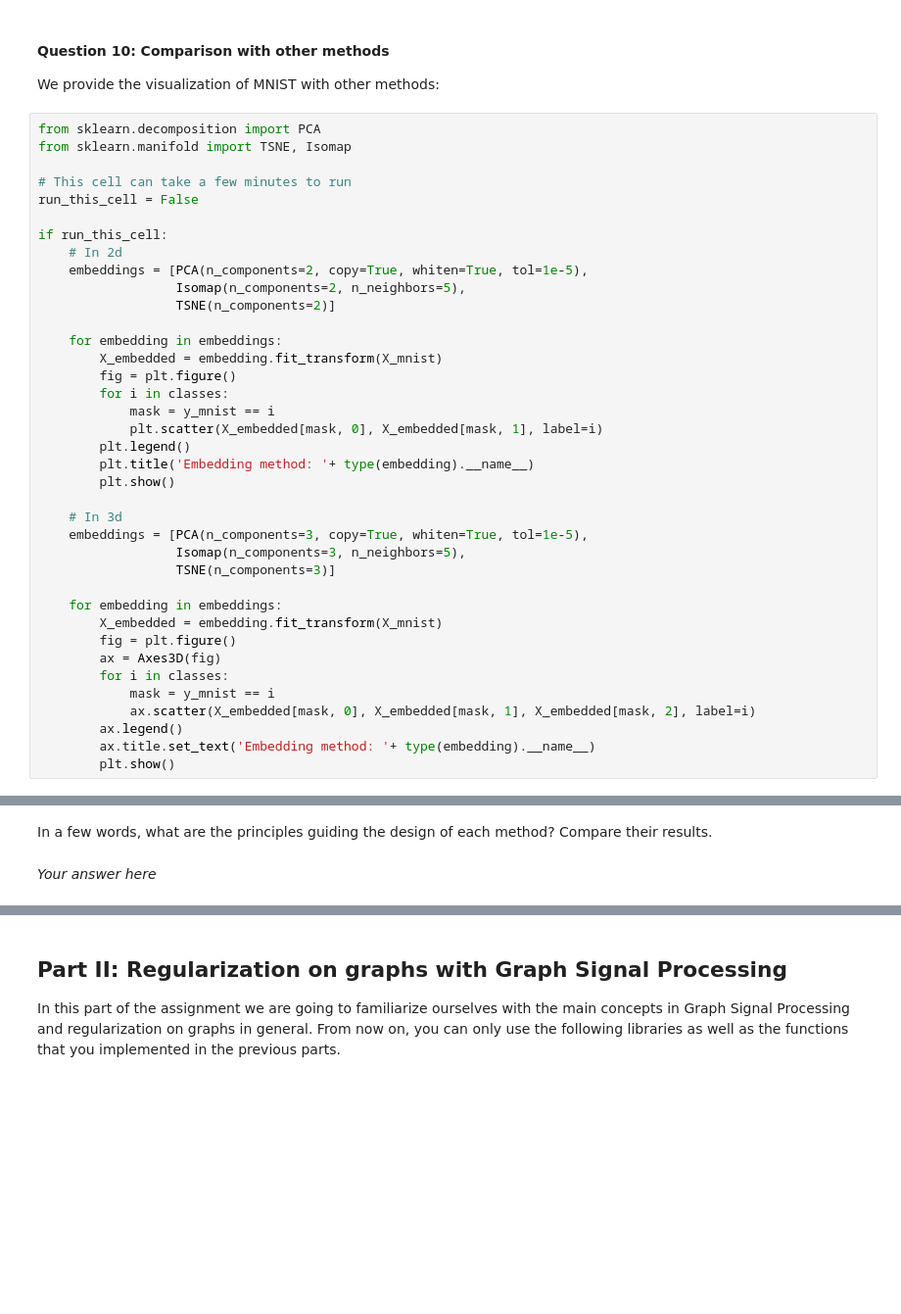
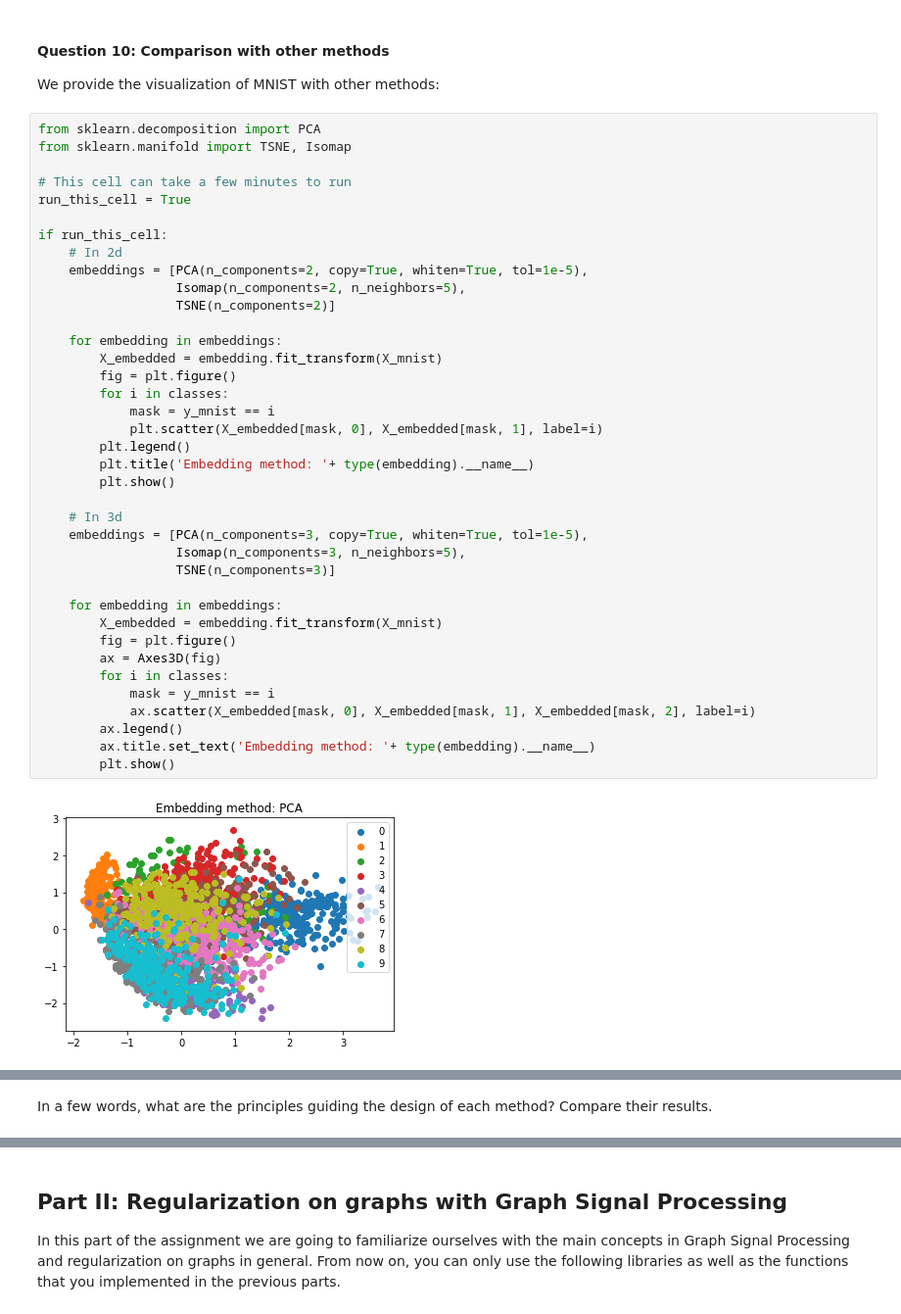
Before and after one commit to YuxuanLongBeyond/ntds2019, a Jupyter notebook: assignments/2_learning_with_graphs.ipynb, the cells around one changed output, grey strips where cells are left out. Shown at 98% size. Saved outputs shown, nothing was run; the diff lists cells and outputs as text; blank space fills up the shorter version.

```diff
--- a/assignments/2_learning_with_graphs.ipynb
+++ b/assignments/2_learning_with_graphs.ipynb
@@ -369,36 +379,38 @@ from sklearn.decomposition import PCA
 from sklearn.manifold import TSNE, Isomap
 
 # This cell can take a few minutes to run
-run_this_cell = False
+run_this_cell = True
 
 if run_this_cell:
     # In 2d
     embeddings = [PCA(n_components=2, copy=True, whiten=True, tol=1e-5),
                   Isomap(n_components=2, n_neighbors=5),
                   TSNE(n_components=2)]
 
     for embedding in embeddings:
         X_embedded = embedding.fit_transform(X_mnist)
         fig = plt.figure()
         for i in classes:
             mask = y_mnist == i
             plt.scatter(X_embedded[mask, 0], X_embedded[mask, 1], label=i)
         plt.legend()
         plt.title('Embedding method: '+ type(embedding).__name__)
         plt.show()
 
     # In 3d
     embeddings = [PCA(n_components=3, copy=True, whiten=True, tol=1e-5),
                   Isomap(n_components=3, n_neighbors=5),
                   TSNE(n_components=3)]
 
     for embedding in embeddings:
         X_embedded = embedding.fit_transform(X_mnist)
         fig = plt.figure()
         ax = Axes3D(fig)
         for i in classes:
             mask = y_mnist == i
             ax.scatter(X_embedded[mask, 0], X_embedded[mask, 1], X_embedded[mask, 2], label=i)
         ax.legend()
         ax.title.set_text('Embedding method: '+ type(embedding).__name__)
         plt.show()
+# %% [output]
+[figure, added]
@@ -405,4 +422,2 @@ if run_this_cell:
 # %% [markdown]
 In a few words, what are the principles guiding the design of each method? Compare their results.
-# %% [markdown]
-*Your answer here*
```
Also changed, not shown: parts of 33 cells of this notebook.
